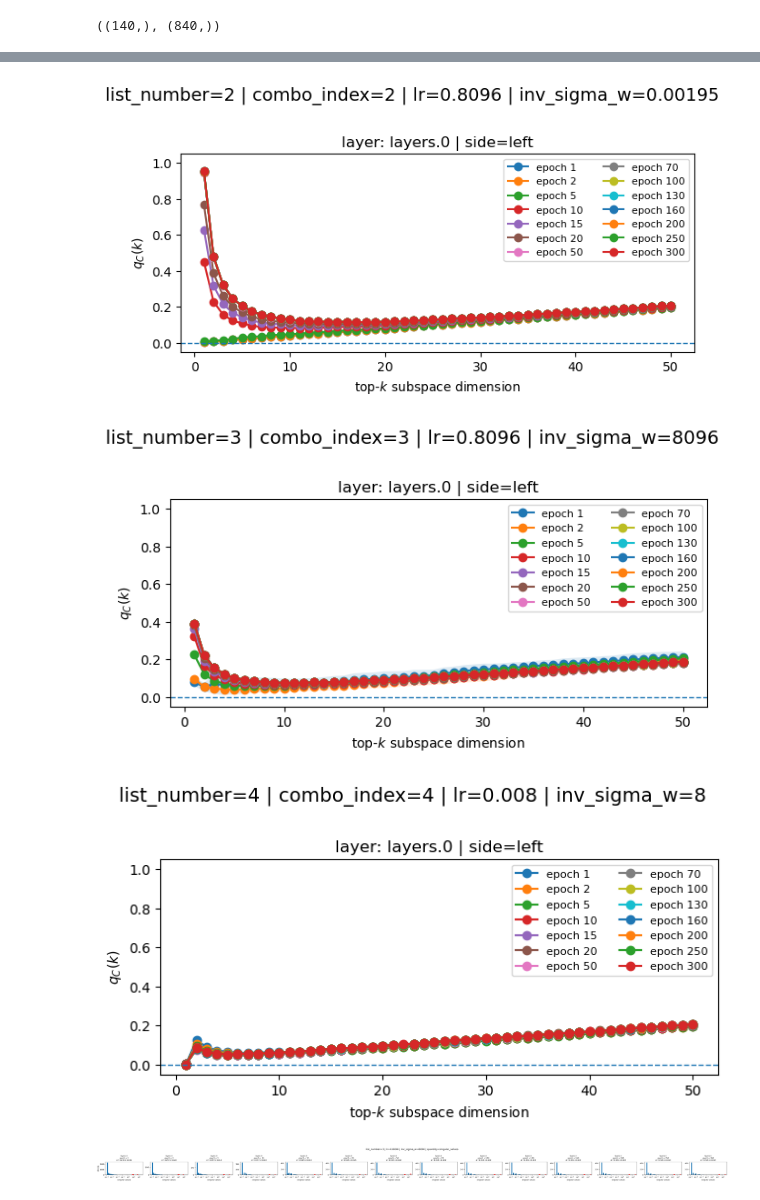
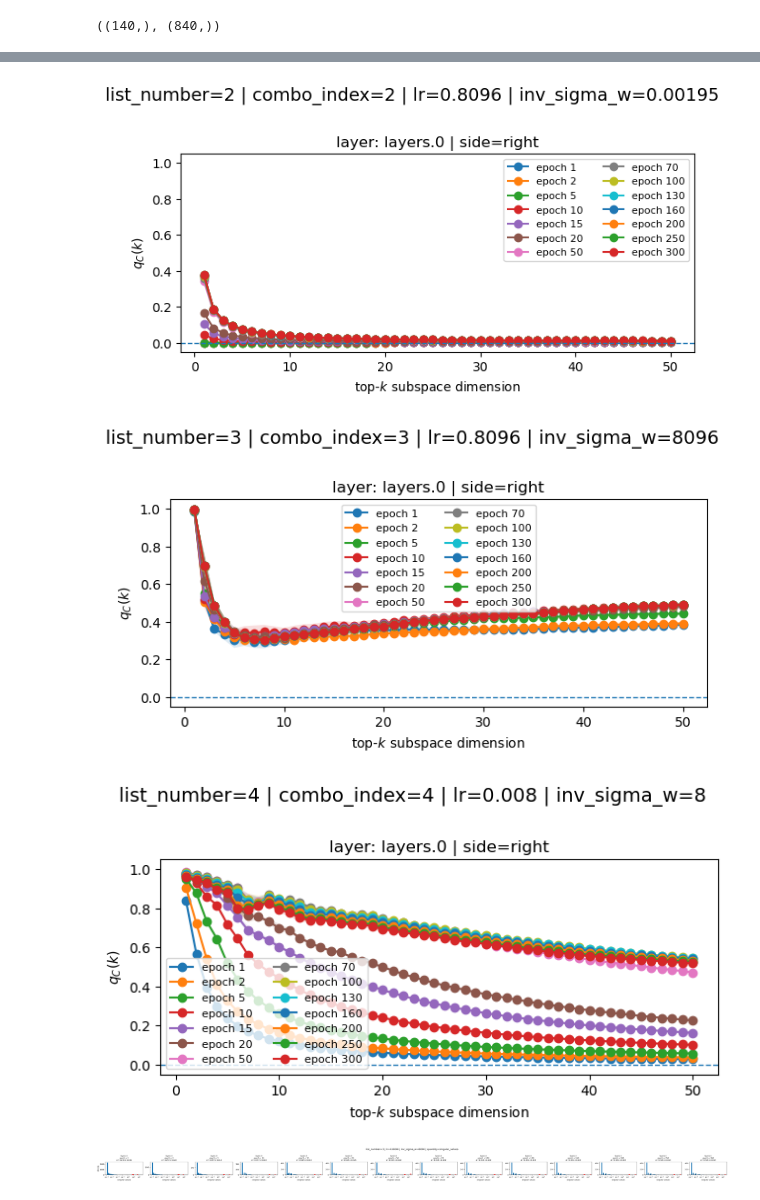
Before and after one commit to f-damico/BBP_in_SGD, a Jupyter notebook: notebook_svd_and_q.ipynb, the cells around one changed output, grey strips where cells are left out. Saved outputs shown, nothing was run; the diff lists cells and outputs as text; code cells hidden in the pictures.

Commit message:
Right eigenvectors

```diff
--- a/notebook_svd_and_q.ipynb
+++ b/notebook_svd_and_q.ipynb
@@ -1954,11 +1954,11 @@ fig, axes, qC_res = plot_qC_subspace_overlap_vs_k(
     list_instead_of_grid=True,
     list_number=2,
     layers=["layers.0"],
-    side="left",
+    side="right",
     max_k=50,
 )
 # %% [output]
-[figure, old version]
+[figure, new version]
 # %%
 fig, axes, qC_res = plot_qC_subspace_overlap_vs_k(
     results_dir="/mnt/beegfs/2a/mb12724/franc/BBP_in_SGD/data/experiment_2/exp2_SVD_dnn_SMALL_sgd_relu_q_v4",
@@ -1966,23 +1966,23 @@ fig, axes, qC_res = plot_qC_subspace_overlap_vs_k(
     list_instead_of_grid=True,
     list_number=3,
     layers=["layers.0"],
-    side="left",
+    side="right",
     max_k=50,
 )
 # %% [output]
-[figure, old version]
+[figure, new version]
 # %%
 fig, axes, qC_res = plot_qC_subspace_overlap_vs_k(
     results_dir="/mnt/beegfs/2a/mb12724/franc/BBP_in_SGD/data/experiment_2/exp2_SVD_dnn_SMALL_sgd_relu_q_v4",
     config_path="/mnt/beegfs/2a/mb12724/franc/BBP_in_SGD/src/experiment_2/DNN_utkface_age_phase_diagram_q.json",
     list_instead_of_grid=True,
     list_number=4,
     layers=["layers.0"],
-    side="left",
+    side="right",
     max_k=50,
 )
 # %% [output]
-[figure, old version]
+[figure, new version]
 # %%
 fig, axes = plot_svd_histograms_layers_by_time_from_store(
     svd_store,
```
Also changed, not shown: parts of 21 cells of this notebook, 2 other files.
